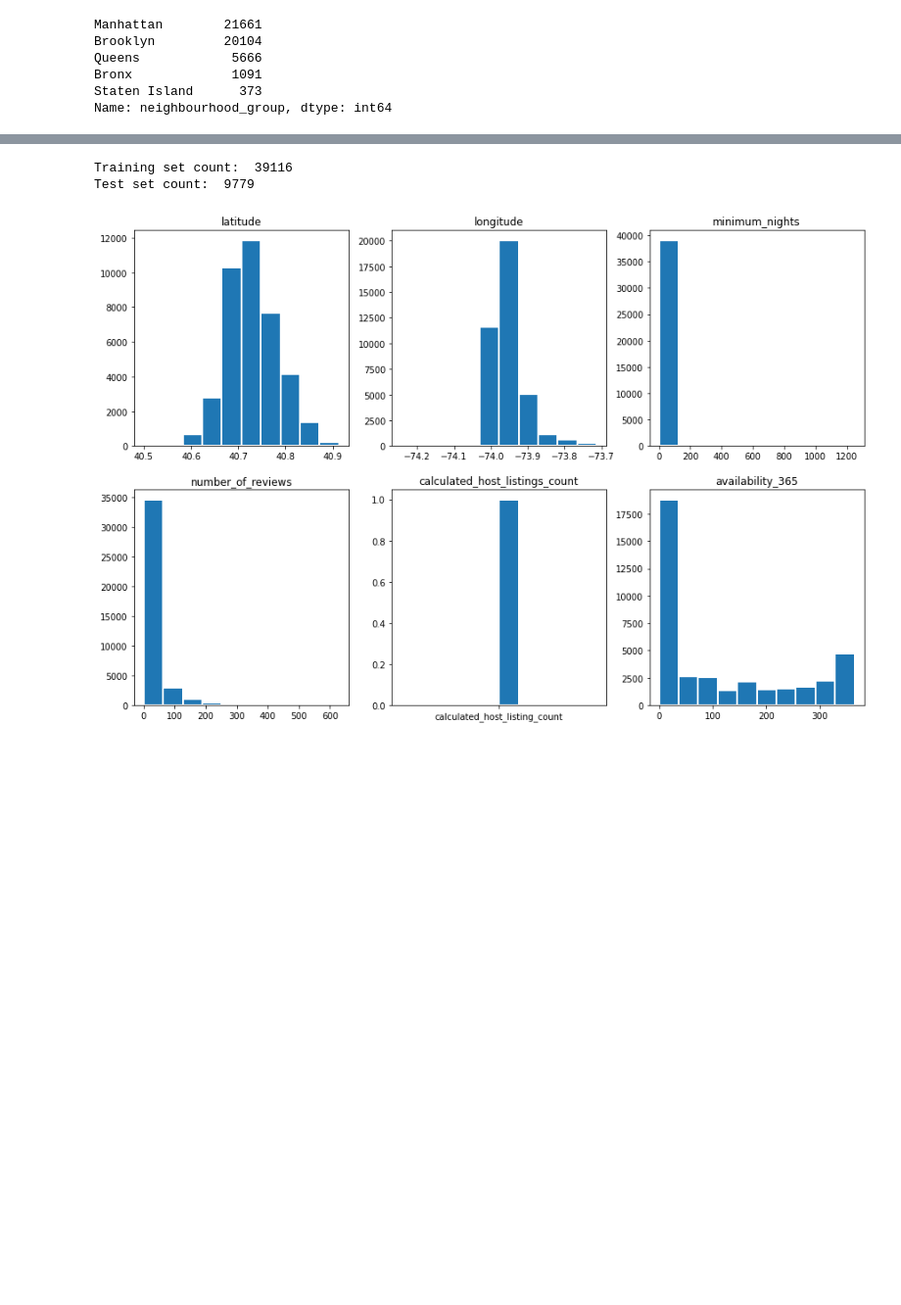
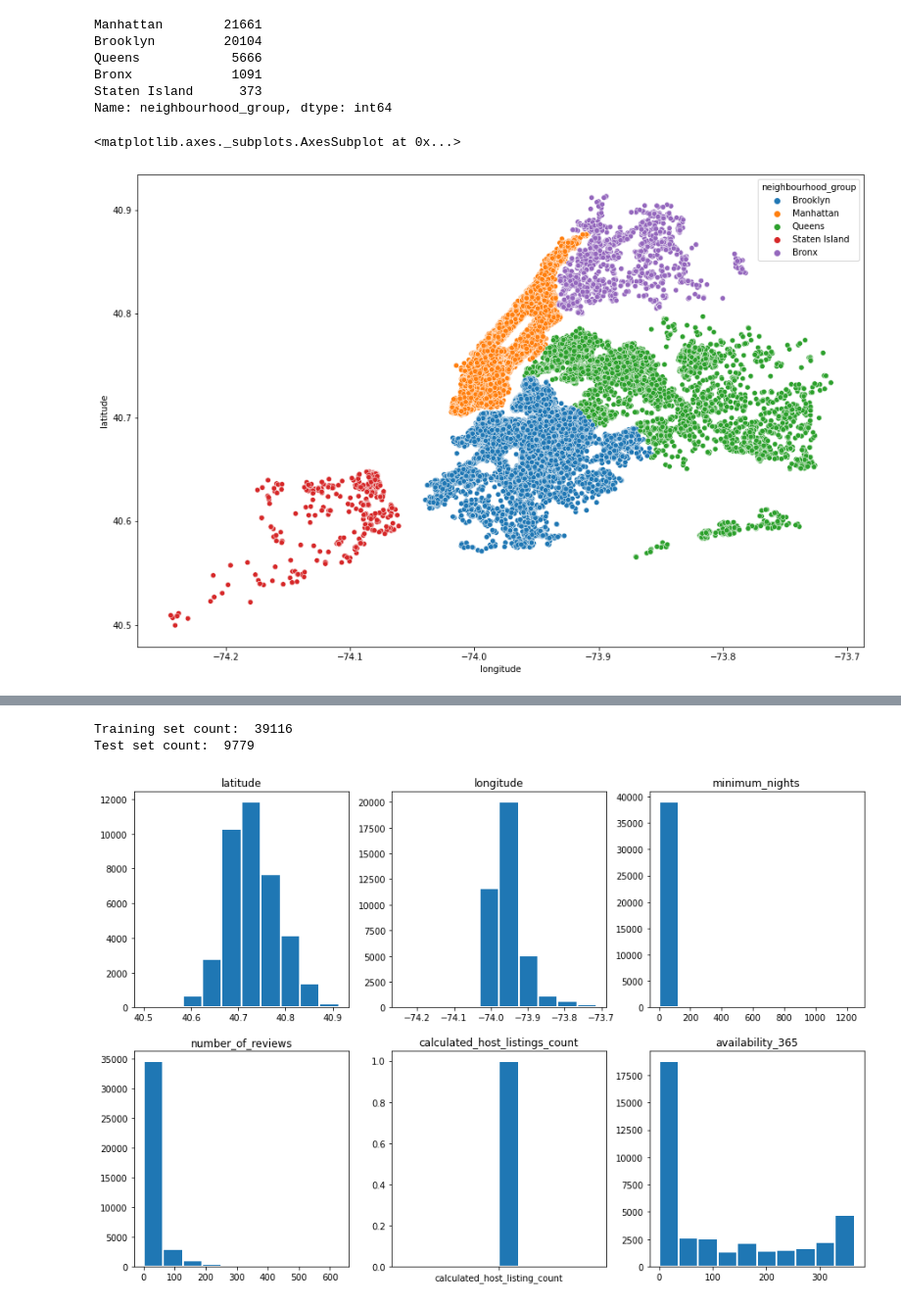
Before and after one commit to jeyakumarvs/datascience, a Jupyter notebook: airbnb_price_prediction.ipynb, the cells around one changed output, grey strips where cells are left out. Shown at 98% size. Drawn from its saved outputs; the diff is of its cells as text; code cells hidden in the pictures; blank space fills up the shorter version.

```diff
--- a/airbnb_price_prediction.ipynb
+++ b/airbnb_price_prediction.ipynb
@@ -135,3 +135,9 @@ Queens            5666
 Bronx             1091
 Staten Island      373
 Name: neighbourhood_group, dtype: int64
+# %%
+plt.figure(figsize=(15,10))
+sb.scatterplot(data=data, x=data.longitude, y=data.latitude, hue=data.neighbourhood_group)
+# %% [output]
+<matplotlib.axes._subplots.AxesSubplot at 0x...>
+[figure, added]
```
Also changed, not shown: parts of 23 cells of this notebook.
